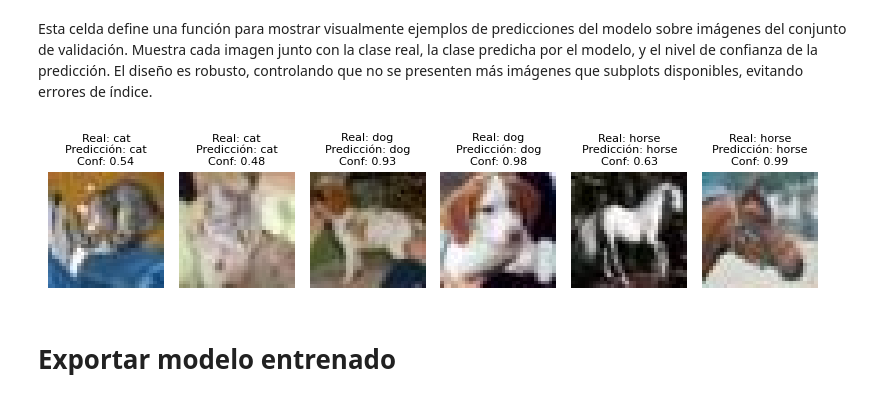
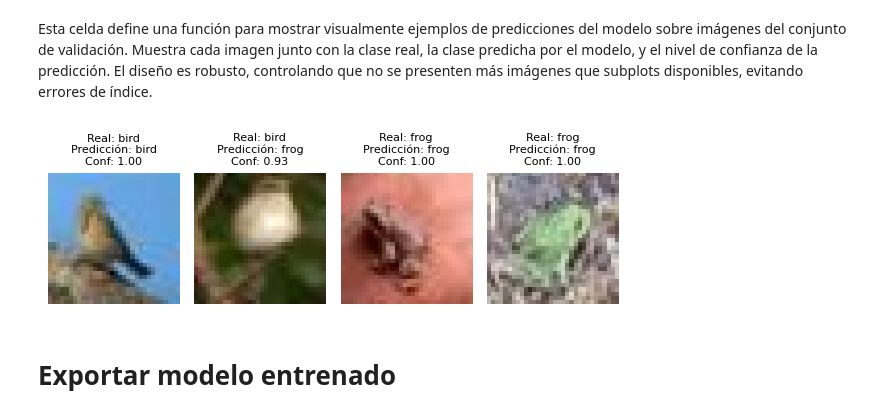
Before and after one commit to iamjuaness/cifar10_with_yolov8, a Jupyter notebook: notebook.ipynb, the cells around one changed output. Saved outputs shown, nothing was run; the diff lists cells and outputs as text; code cells hidden in the pictures.

```diff
--- a/notebook.ipynb
+++ b/notebook.ipynb
@@ -98,8 +102,7 @@ classes = ['airplane', 'automobile', 'bird', 'cat', 'deer',
            'dog', 'frog', 'horse', 'ship', 'truck']
 
 # Seleccionar todas las clases para procesamiento y convertir a índices
-selected_classes = ['airplane', 'automobile', 'bird', 'cat', 'deer',
-                    'dog', 'frog', 'horse', 'ship', 'truck']
+selected_classes = ['bird', 'frog']
 selected_indices = [classes.index(c) for c in selected_classes]
 
 # Imprimir cantidad de imágenes y clases seleccionadas
@@ -216,7 +213,7 @@ Esta celda entrena el modelo YOLOv8 nano pre-cargado usando el dataset preparado
 # Entrenar el modelo YOLOv8 con el dataset preparado, ajustando hiperparámetros para mejor desempeño
 results = model.train(
     data='dataset',          # Ruta a la carpeta con la estructura de datos clasificados
-    epochs=20,               # Número de épocas de entrenamiento
+    epochs=50,               # Número de épocas de entrenamiento
     imgsz=128,               # Tamaño de las imágenes (mayor que el original para mejores resultados)
     batch=32,                # Tamaño del lote/batch (optimal para GPU)
     patience=10,             # Paciencia (early stopping) para evitar sobreajuste
@@ -305,53 +302,71 @@ Top5 Accuracy: 0.9974
 # %% [markdown]
 Esta celda define una función para mostrar visualmente ejemplos de predicciones del modelo sobre imágenes del conjunto de validación. Muestra cada imagen junto con la clase real, la clase predicha por el modelo, y el nivel de confianza de la predicción. El diseño es robusto, controlando que no se presenten más imágenes que subplots disponibles, evitando errores de índice.
 # %%
+import math
+
 # Función para mostrar predicciones del modelo en imágenes del conjunto de validación
 def predecir_imagenes(num_images=6):
     """Realiza predicciones en imágenes del conjunto de validación y muestra imágenes más pequeñas (robusta a overflow)"""
-    filas = 1
-    columnas = 6
 
-    # Definir la figura y los ejes (subplots) para visualizar las imágenes
-    fig, axes = plt.subplots(filas, columnas, figsize=(8, 5))
-    axes = axes.flatten()
+    # Primero, contar el total de imágenes disponibles
+    total_images = 0
+    images_to_process = []
 
-    img_count = 0
     for class_name in selected_classes:
         class_path = Path(f"dataset/val/{class_name}")
-        # Seleccionar un número limitado de imágenes por clase
         images = list(class_path.glob("*.jpg"))[:2]
 
         for img_path in images:
-            if img_count >= len(axes):  # Previene el IndexError si hay más imágenes que subplots
+            if total_images >= num_images:
                 break
+            images_to_process.append((img_path, class_name))
+            total_images += 1
 
-            # Realizar predicción sobre la imagen actual usando el modelo entrenado
-            results = model.predict(str(img_path), verbose=False)
-            img = Image.open(img_path)
-            axes[img_count].imshow(img)
+        if total_images >= num_images:
+            break
 
-            # Extraer la clase predicha y el nivel de confianza desde los resultados
-            pred_class = results[0].names[results[0].probs.top1]
-            confidence = results[0].probs.top1conf.item()
+    # Ajustar dinámicamente el número de columnas y filas
+    columnas = min(total_images, 6)  # Máximo 6 columnas
+    filas = math.ceil(total_images / columnas)
 
-            # Mostrar información de la predicción sobre la imagen
-            axes[img_count].set_title(
-                f"Real: {class_name}\nPredicción: {pred_class}\nConf: {confidence:.2f}",
-                fontsize=8
-            )
-            axes[img_count].axis('off')
-            img_count += 1
+    # Definir la figura y los ejes (subplots) para visualizar las imágenes
+    fig, axes = plt.subplots(filas, columnas, figsize=(columnas * 1.5, filas * 2))
 
-        if img_count >= len(axes):  # Salir del ciclo externo si ya se llenó la cuadrícula
-            break
+    # Manejar el caso de una sola imagen o fila
+    if total_images == 1:
+        axes = [axes]
+    else:
+        axes = axes.flatten() if filas > 1 or columnas > 1 else [axes]
+
+    # Procesar cada imagen
+    for img_count, (img_path, class_name) in enumerate(images_to_process):
+        # Realizar predicción sobre la imagen actual usando el modelo entrenado
+        results = model.predict(str(img_path), verbose=False)
+        img = Image.open(img_path)
+        axes[img_count].imshow(img)
+
+        # Extraer la clase predicha y el nivel de confianza desde los resultados
+        pred_class = results[0].names[results[0].probs.top1]
+        confidence = results[0].probs.top1conf.item()
+
+        # Mostrar información de la predicción sobre la imagen
+        axes[img_count].set_title(
+            f"Real: {class_name}\nPredicción: {pred_class}\nConf: {confidence:.2f}",
+            fontsize=8
+        )
+        axes[img_count].axis('off')
+
+    # Ocultar subplots vacíos si los hay
+    for i in range(total_images, len(axes)):
+        axes[i].set_visible(False)
 
     plt.tight_layout()
     plt.show()
 
 # Ejecuta la función para mostrar predicciones en imágenes de validación
 predecir_imagenes()
 # %% [output]
-[figure, old version]
+[figure, new version]
 # %% [markdown]
 # Exportar modelo entrenado
 # %% [markdown]
```
Also changed, not shown: parts of 10 cells of this notebook.
